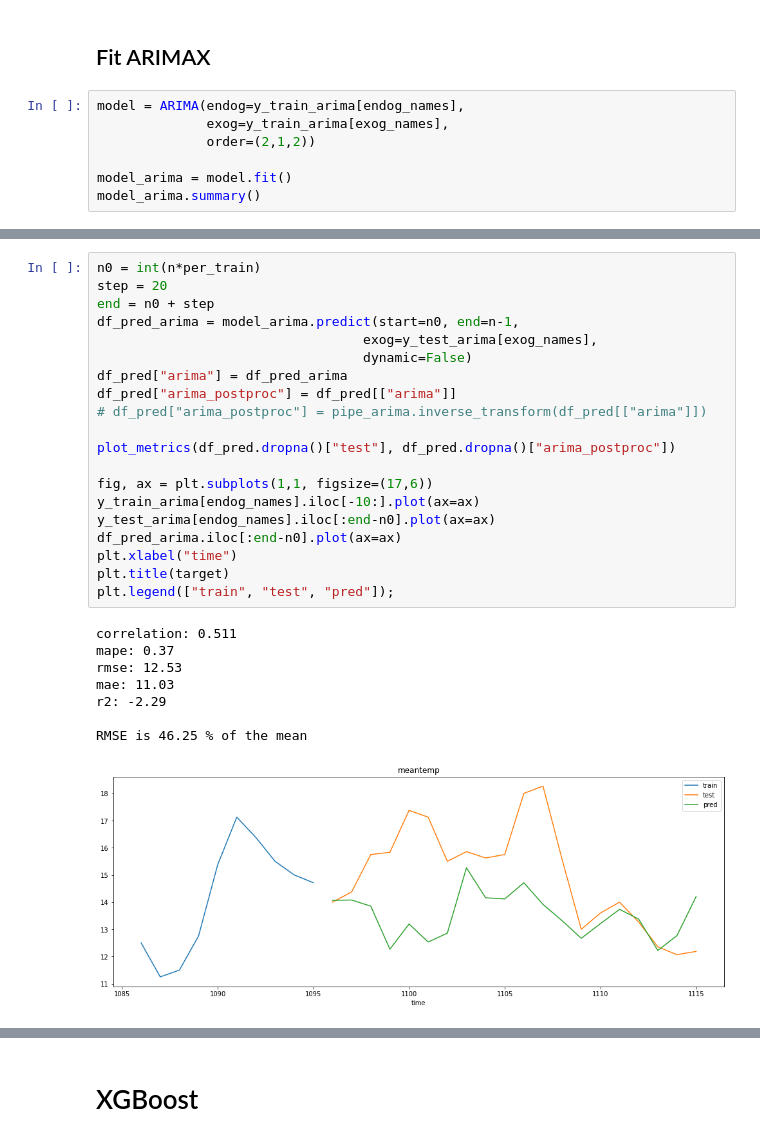
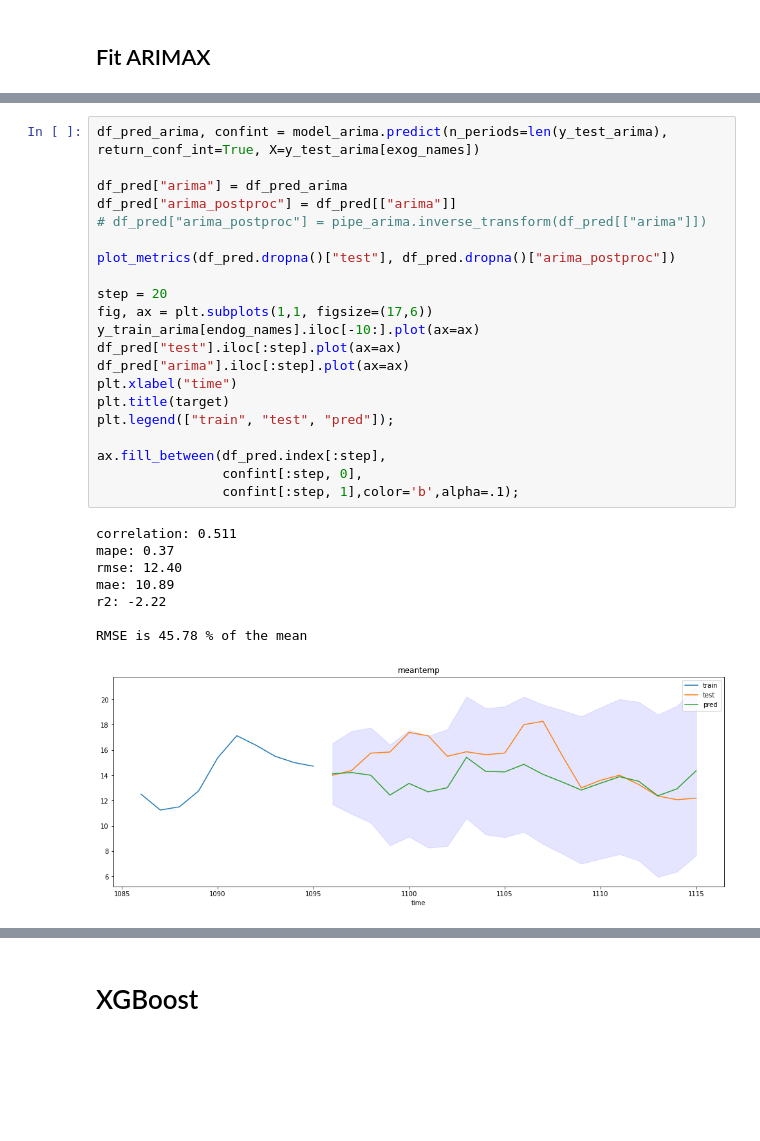
Before and after one commit to clemtarge/clemtarge, a Jupyter notebook: timeseries.ipynb, the cells around one changed output, grey strips where cells are left out. Saved outputs shown, nothing was run; the diff lists cells and outputs as text; blank space fills up the shorter version.

```diff
--- a/timeseries.ipynb
+++ b/timeseries.ipynb
@@ -356,10 +357,3 @@ Warnings:
 [1] Covariance matrix calculated using the outer product of gradients (complex-step).
 # %% [markdown]
 ## Fit ARIMAX
-# %%
-model = ARIMA(endog=y_train_arima[endog_names],
-              exog=y_train_arima[exog_names],
-              order=(2,1,2))
-
-model_arima = model.fit()
-model_arima.summary()
@@ -389,29 +360,30 @@ Warnings:
 # %%
-n0 = int(n*per_train)
-step = 20
-end = n0 + step
-df_pred_arima = model_arima.predict(start=n0, end=n-1,
-                                  exog=y_test_arima[exog_names],
-                                  dynamic=False)
+df_pred_arima, confint = model_arima.predict(n_periods=len(y_test_arima), return_conf_int=True, X=y_test_arima[exog_names])
+
 df_pred["arima"] = df_pred_arima
 df_pred["arima_postproc"] = df_pred[["arima"]]
 # df_pred["arima_postproc"] = pipe_arima.inverse_transform(df_pred[["arima"]])
 
 plot_metrics(df_pred.dropna()["test"], df_pred.dropna()["arima_postproc"])
 
+step = 20
 fig, ax = plt.subplots(1,1, figsize=(17,6))
 y_train_arima[endog_names].iloc[-10:].plot(ax=ax)
-y_test_arima[endog_names].iloc[:end-n0].plot(ax=ax)
-df_pred_arima.iloc[:end-n0].plot(ax=ax)
+df_pred["test"].iloc[:step].plot(ax=ax)
+df_pred["arima"].iloc[:step].plot(ax=ax)
 plt.xlabel("time")
 plt.title(target)
 plt.legend(["train", "test", "pred"]);
+
+ax.fill_between(df_pred.index[:step],
+                confint[:step, 0],
+                confint[:step, 1],color='b',alpha=.1);
 # %% [output]
 correlation: 0.511
 mape: 0.37
-rmse: 12.53
-mae: 11.03
-r2: -2.29
+rmse: 12.40
+mae: 10.89
+r2: -2.22
 
-RMSE is 46.25 % of the mean
+RMSE is 45.78 % of the mean
-[figure, old version]
+[figure, new version]
```
Also changed, not shown: parts of 12 cells of this notebook.
